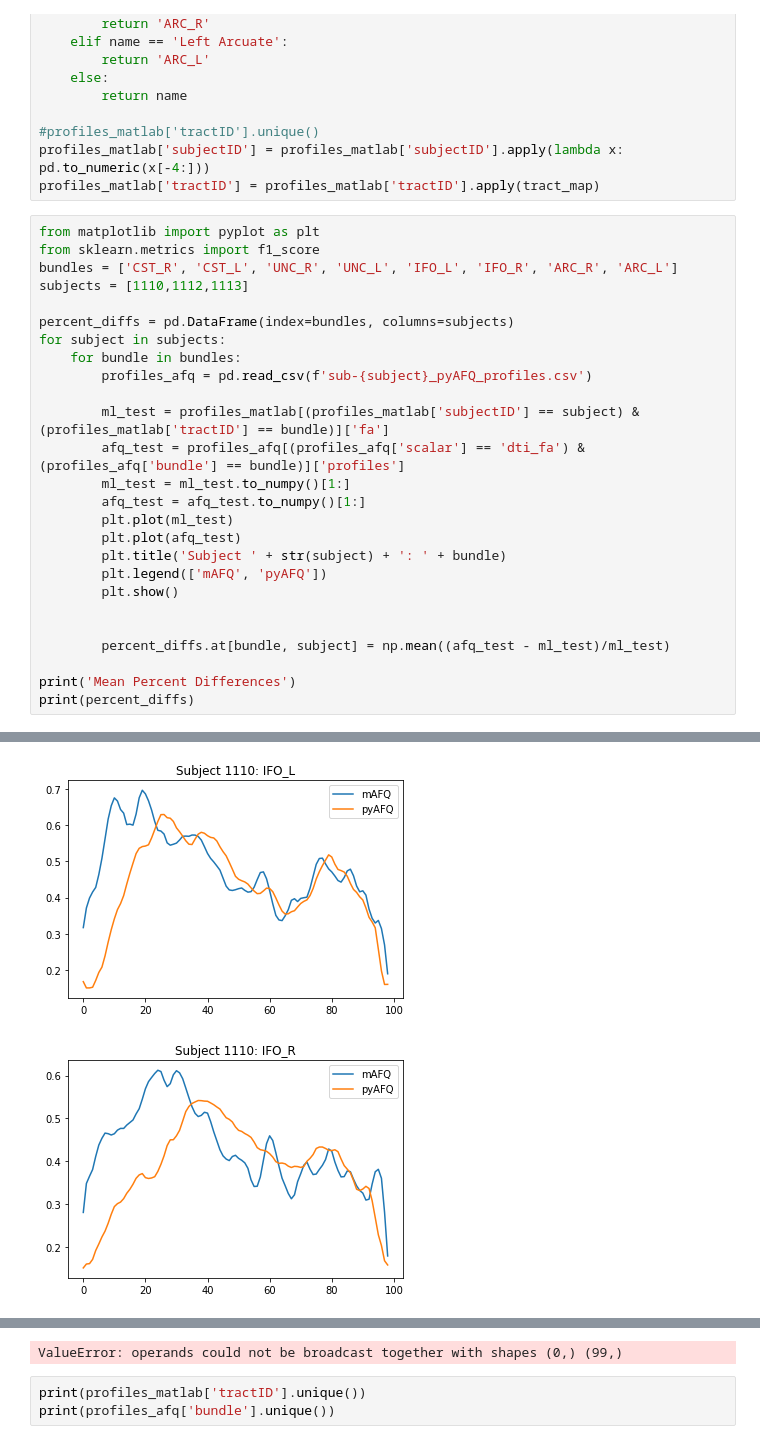
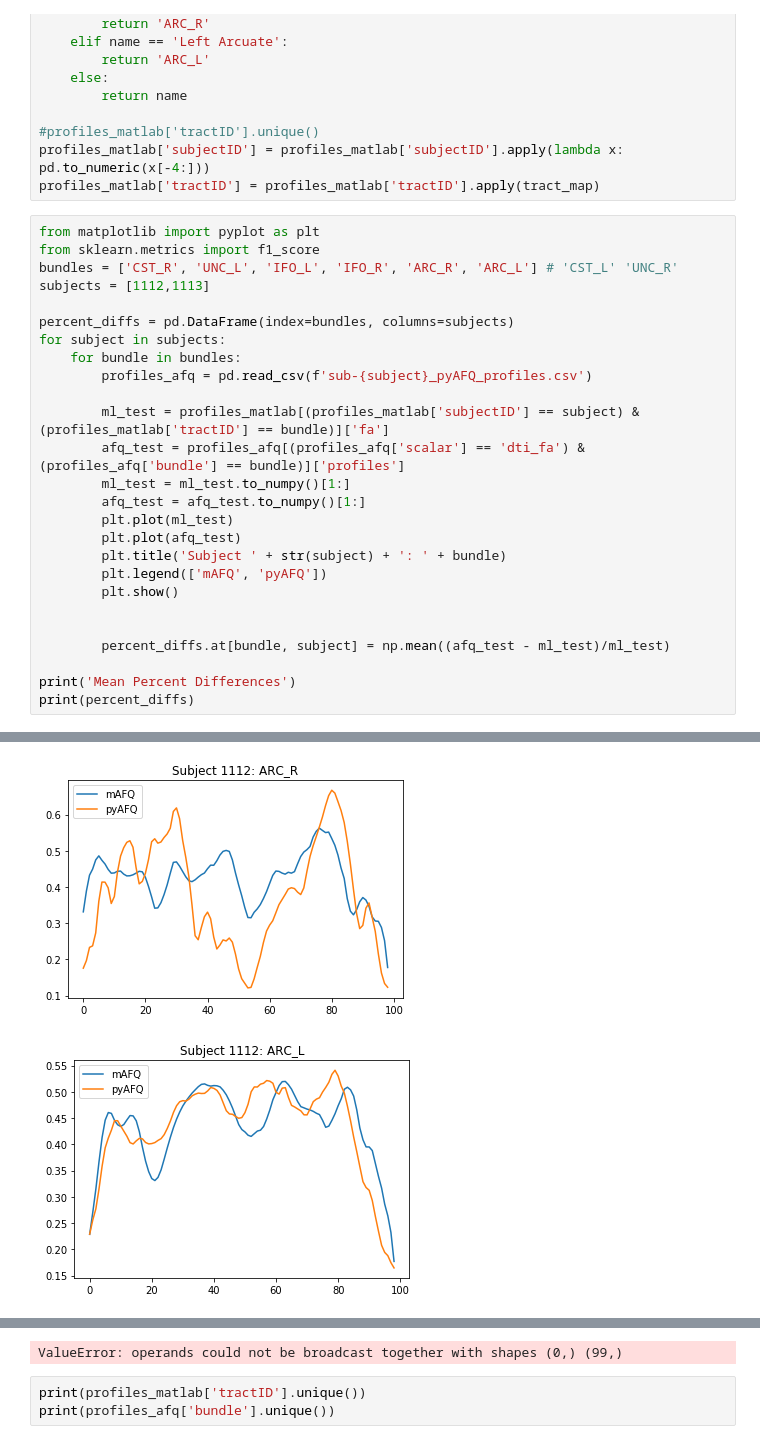
Before and after one commit to 36000/pyAFQ-scripts, a Jupyter notebook: cloudknot/cloudknot_prek.ipynb, the cells around one changed output, grey strips where cells are left out. Cells and saved outputs as stored; diff of their text form.

```diff
--- a/cloudknot/cloudknot_prek.ipynb
+++ b/cloudknot/cloudknot_prek.ipynb
@@ -159,8 +160,8 @@ profiles_matlab['tractID'] = profiles_matlab['tractID'].apply(tract_map)
 # %%
 from matplotlib import pyplot as plt
 from sklearn.metrics import f1_score
-bundles = ['CST_R', 'CST_L', 'UNC_R', 'UNC_L', 'IFO_L', 'IFO_R', 'ARC_R', 'ARC_L']
-subjects = [1110,1112,1113]
+bundles = ['CST_R', 'UNC_L', 'IFO_L', 'IFO_R', 'ARC_R', 'ARC_L'] # 'CST_L' 'UNC_R'
+subjects = [1112,1113]
 
 percent_diffs = pd.DataFrame(index=bundles, columns=subjects)
 for subject in subjects:
@@ -190,2 +191,2 @@ print(percent_diffs)
-[figure, old version]
+[figure, new version]
-[figure, old version]
+[figure, new version]
```
Also changed, not shown: parts of 2 cells of this notebook.
